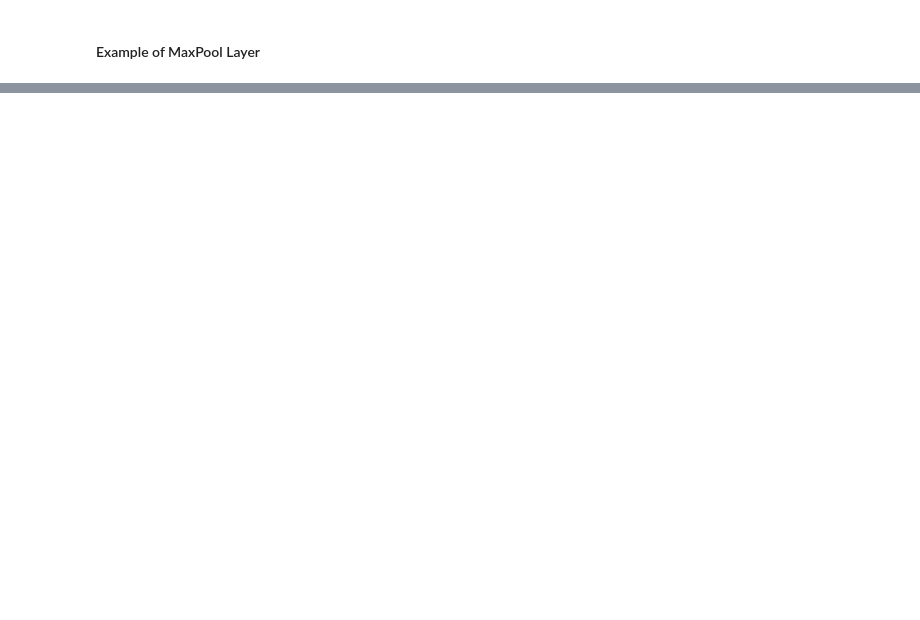
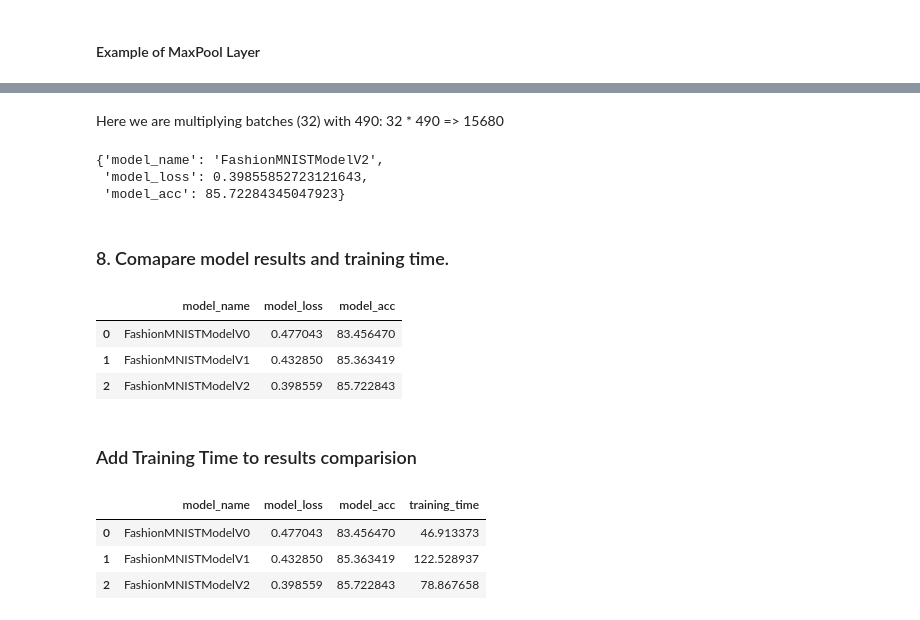
Before and after one commit to karthikbharadhwajKB/Pytorch, a Jupyter notebook: 03_Computer_Vision.ipynb, the cells around one changed output, grey strips where cells are left out. Cells and saved outputs as stored; diff of their text form; code cells hidden in the pictures; blank space fills up the shorter version.

```diff
--- a/03_Computer_Vision.ipynb
+++ b/03_Computer_Vision.ipynb
@@ -1040,0 +1001,8 @@ torch.Size([490])
+# %%
+from helper_function import accuracy_fn
+#setup loss function
+loss_fn = nn.CrossEntropyLoss()
+
+#optimizer
+optimizer = torch.optim.Adam(params=model_2.parameters(),
+                            lr=0.01)
@@ -1040,0 +1068,2 @@ torch.Size([490])
+# %% [markdown]
+Here we are multiplying batches (32) with 490: 32 * 490 => 15680
@@ -1040,0 +1076,36 @@ torch.Size([490])
+# %%
+# Get model_2 results
+model_2_results = eval_model(model=model_2, data_loader=test_dataloader,
+                             loss_fn=loss_fn, accuracy_fn=accuracy_fn, device=device)
+# %%
+model_2_results
+# %% [output]
+{'model_name': 'FashionMNISTModelV2',
+ 'model_loss': 0.39855852723121643,
+ 'model_acc': 85.72284345047923}
+# %% [markdown]
+### 8. Comapare model results and training time.
+# %%
+import pandas as pd
+compare_results = pd.DataFrame([model_0_results, model_1_results,
+                               model_2_results])
+
+compare_results
+# %% [output]
+|  | model_name | model_loss | model_acc |
+| 0 | FashionMNISTModelV0 | 0.477043 | 83.456470 |
+| 1 | FashionMNISTModelV1 | 0.432850 | 85.363419 |
+| 2 | FashionMNISTModelV2 | 0.398559 | 85.722843 |
+# %% [markdown]
+### Add Training Time to results comparision
+# %%
+compare_results['training_time'] = [total_train_time_model_0,
+                                    total_time_model_1,
+                                    total_train_time_model_2  ]
+# %%
+compare_results
+# %% [output]
+|  | model_name | model_loss | model_acc | training_time |
+| 0 | FashionMNISTModelV0 | 0.477043 | 83.456470 | 46.913373 |
+| 1 | FashionMNISTModelV1 | 0.432850 | 85.363419 | 122.528937 |
+| 2 | FashionMNISTModelV2 | 0.398559 | 85.722843 | 78.867658 |
```
Also changed, not shown: parts of 61 cells of this notebook.
